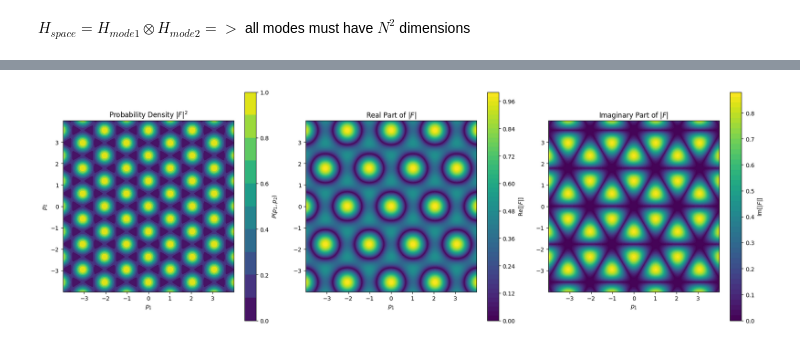
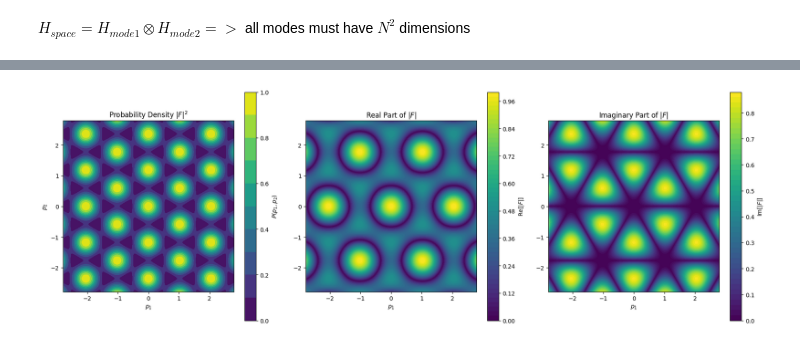
Before and after one commit to lhdarboe/Quantum-Information-Science-Project, a Jupyter notebook: SCS_livia-kopi 2.ipynb, the cells around one changed output, grey strips where cells are left out. Cells and saved outputs as stored; diff of their text form; code cells hidden in the pictures.

```diff
--- a/SCS_livia-kopi 2.ipynb
+++ b/SCS_livia-kopi 2.ipynb
@@ -289,8 +219,8 @@ r = 0.2
 mu = np.sqrt(3 * np.pi * hbar / 2)  # For qunaught state
 #sigma_sq = (hbar / 2) * np.exp(2 * r)  # Variance of p-quadrature
 
-p1_range = np.linspace(-10, 10, 200) * 1/np.sqrt(2*np.pi)
-p2_range = np.linspace(-10, 10, 200)  * 1/np.sqrt(2*np.pi)
+p1_range = np.linspace(-7,7, 200) * 1/np.sqrt(2*np.pi)
+p2_range = np.linspace(-7,7, 200)  * 1/np.sqrt(2*np.pi)
 P1, P2 = np.meshgrid(p1_range, p2_range)
 
 def f1(p1, p2):
@@ -305,34 +235,34 @@ F_real = np.real(F)
 P = np.abs(F)**2
 
 
 fig, axes = plt.subplots(1, 3, figsize=(18, 6))
 
 # |F|² (Probability density)
 contour1 = axes[0].contourf(P1, P2, P, levels=np.linspace(0, 1, 11), cmap='viridis')
 fig.colorbar(contour1, ax=axes[0], label='$P(p_1, p_2)$')
 axes[0].set_title('Probability Density $|F|^2$')
 axes[0].set_xlabel('$p_1$')
 axes[0].set_ylabel('$p_2$')
 axes[0].set_aspect('equal')
 
 # Re(F)
 contour2 = axes[1].contourf(P1, P2, abs(F_real), levels=50, cmap='viridis')
 fig.colorbar(contour2, ax=axes[1], label='Re[$|F|$]')
 axes[1].set_title('Real Part of $|F|$')
 axes[1].set_xlabel('$p_1$')
 axes[1].set_aspect('equal')
 
 # Im(F)
 contour3 = axes[2].contourf(P1, P2, abs(F_im), levels=50, cmap='viridis')
 fig.colorbar(contour3, ax=axes[2], label='Im[$|F|$]')
 axes[2].set_title('Imaginary Part of $|F|$')
 axes[2].set_xlabel('$p_1$')
 axes[2].set_aspect('equal')
 
 plt.tight_layout()
 plt.show()
 # %% [output]
-[figure, old version]
+[figure, new version]
 # %%
 N = 30
 r_cat = 0.3# or just pick r_cat = np.log(1.2)
```
Also changed, not shown: parts of 17 cells of this notebook.
